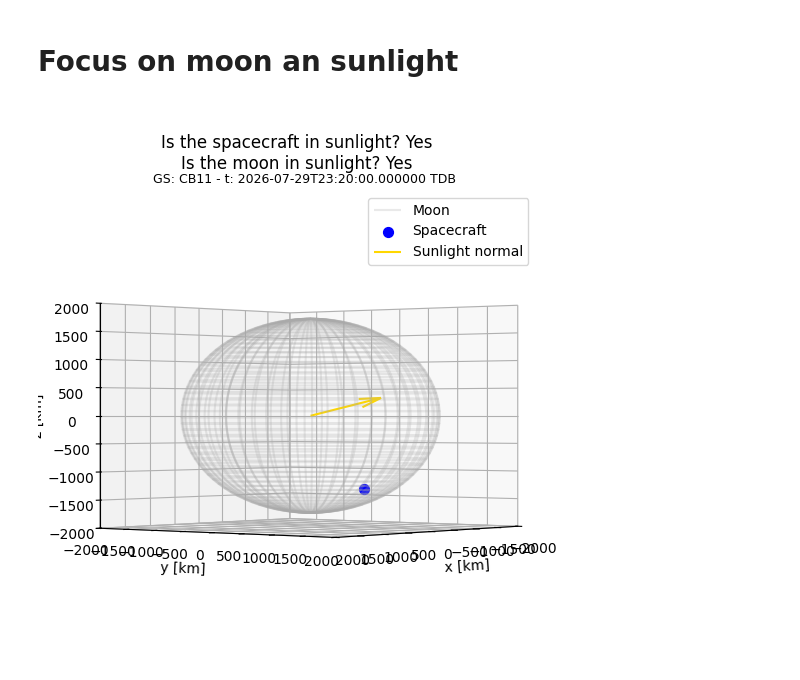
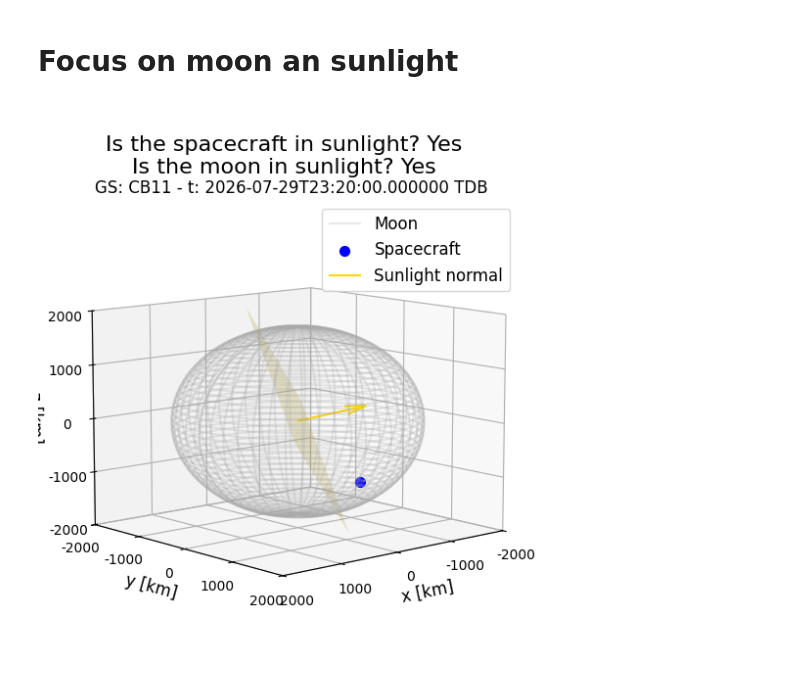
Before and after one commit to mani-sat/GODOTWork, a Jupyter notebook: sun_plane_plots.ipynb, the cells around one changed output. Cells and saved outputs as stored; diff of their text form; code cells hidden in the pictures.

Commit message:
New moon plots

```diff
--- a/sun_plane_plots.ipynb
+++ b/sun_plane_plots.ipynb
@@ -50,39 +50,53 @@ def set_view_parallel_to_normal(ax, normal, ao, eo):
 # %%
 def check_sun_plane(godotHandler, t, filename, azim_offset, elev_offset):
     uni = UniversePlotter(godotHandler, 'CB11', t, 10.0)
     fig, ax = plt.subplots(1, 1, subplot_kw={'projection': '3d'}, figsize=(6,6))
     plt.subplot(1,1,1)
 
+    axis_size = 12
+    sup_size = 16
+    title_size = 12
+    legend_size = 12
+    tick_size = 10
+
     uni.plot_moon(ax)
     uni.plot_spacecraft(ax)
     uni.plot_sun_plane(ax, 1000)
 
-    ax.set_xlabel("x [km]")
-    ax.set_ylabel("y [km]")
-    ax.set_zlabel("z [km]")
+    ax.set_xlabel("x [km]", fontsize=axis_size)
+    ax.set_ylabel("y [km]", fontsize=axis_size)
+    ax.set_zlabel("z [km]", fontsize=axis_size)
+    ticks = [-2000, -1000, 0, 1000, 2000]
+    ax.set_xticks(ticks)
+    ax.set_yticks(ticks)
+    ax.set_zticks(ticks)
+    ax.set_xticklabels(ticks, fontsize=tick_size)
+    ax.set_yticklabels(ticks, fontsize=tick_size)
+    ax.set_zticklabels(ticks, fontsize=tick_size)
 
-    ax.legend()
+    ax.legend(fontsize = legend_size)
 
     plt.axis('equal')
     uni.set_view_moon_focuced(ax)
 
     normal = uni.sun
     n = normal / np.linalg.norm(normal)
 
     set_view_parallel_to_normal(ax, n, azim_offset, elev_offset)
 
     slos = uni.get_sunlight_on_sc()
     slon = uni.get_sunlight_on_moon()
     s4 = f"Is the spacecraft in sunlight? {'Yes' if slos else 'No'}"
     s5 = f"Is the moon in sunlight? {'Yes' if slon else 'No'}"
-    plt.suptitle(f'\n{s4}\n{s5}', y=1.01)
-    plt.title(f"GS: {uni.groundstation_name} - t: {uni.timestamp}", fontsize = 9)
-    fig.savefig('./output/sunlight/'+filename+'.png', bbox_inches='tight')
+    plt.suptitle(f'\n{s4}\n{s5}', y=1.03, fontsize = sup_size)
+    plt.title(f"GS: {uni.groundstation_name} - t: {uni.timestamp}", fontsize = title_size)
+    fig.savefig('./output/sunlight/'+filename+'.png', bbox_inches = 'tight', pad_inches = 0.2)
+
 
 t = godot.core.tempo.Epoch('2026-07-29T23:20:00.000000 TDB')
-check_sun_plane(godotHandler,t, 'both_in_sunlight', 0.0, 0.0)
+check_sun_plane(godotHandler,t, 'both_in_sunlight', 10.0, 10.0)
 # %% [output]
-[figure, old version]
+[figure, new version]
 # %%
 # t = godot.core.tempo.Epoch('2026-04-02T01:00:00 TDB')
 t = godot.core.tempo.Epoch('2026-07-29T23:30:00.000000 TDB')
```
Also changed, not shown: parts of 3 cells of this notebook, 5 other files.
